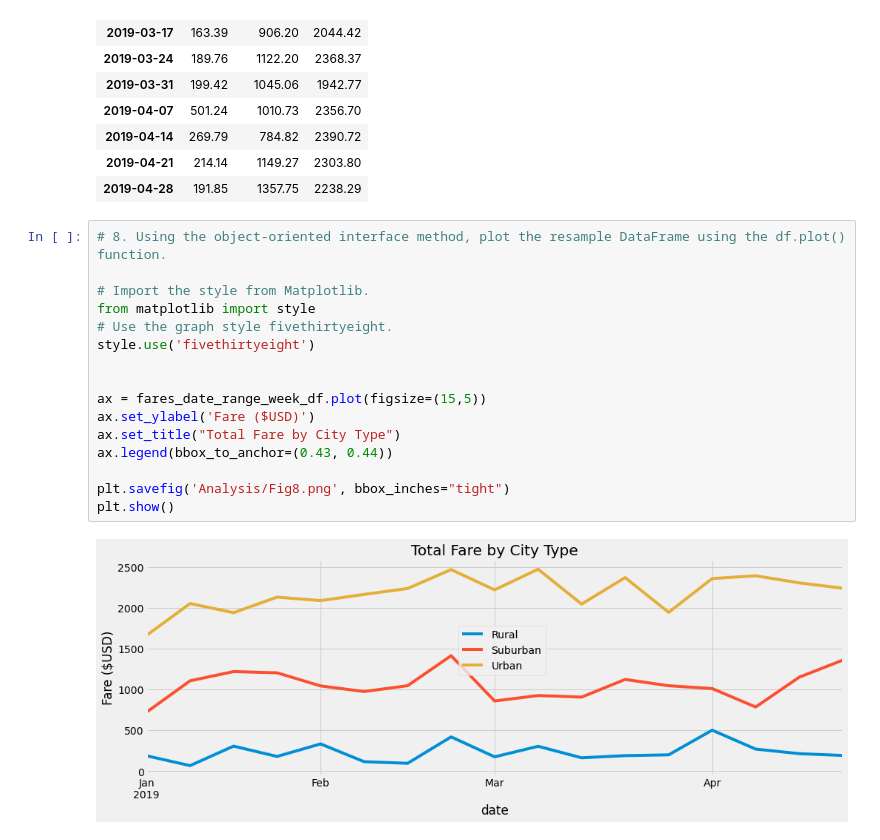
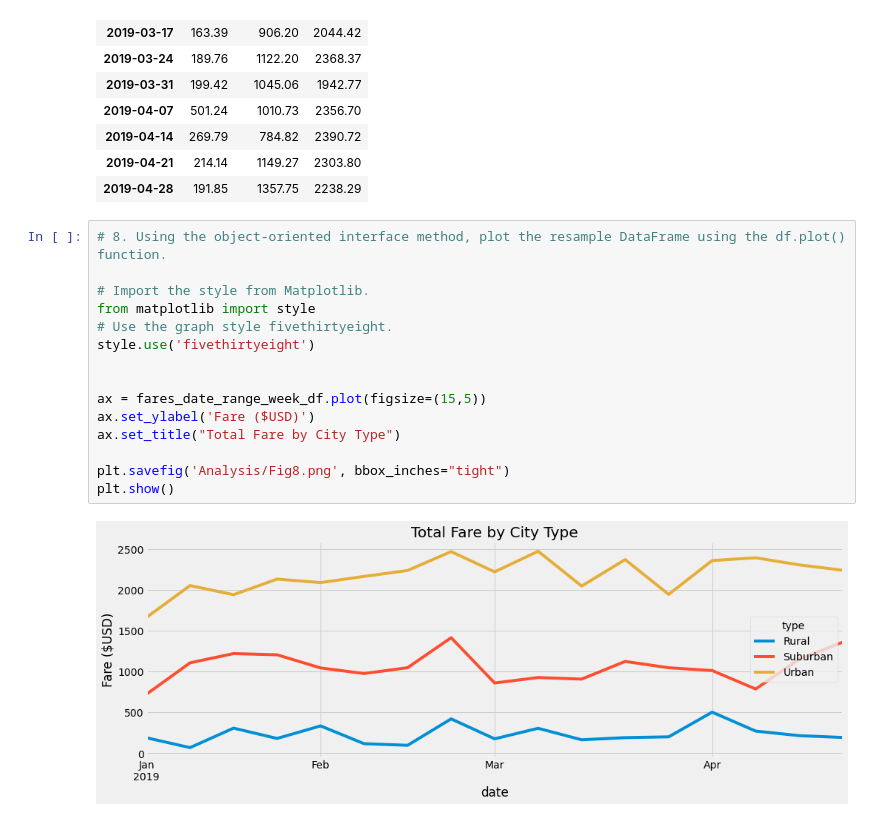
Before and after one commit to whitneylosinski/PyBer_Analysis, a Jupyter notebook: PyBer_Challenge.ipynb, the cells around one changed output. Saved outputs shown, nothing was run; the diff lists cells and outputs as text.

Commit message:
updated charts

```diff
--- a/PyBer_Challenge.ipynb
+++ b/PyBer_Challenge.ipynb
@@ -204,18 +204,17 @@ fares_date_range_week_df
 # %%
 # 8. Using the object-oriented interface method, plot the resample DataFrame using the df.plot() function.
 
 # Import the style from Matplotlib.
 from matplotlib import style
 # Use the graph style fivethirtyeight.
 style.use('fivethirtyeight')
 
 
 ax = fares_date_range_week_df.plot(figsize=(15,5))
 ax.set_ylabel('Fare ($USD)')
 ax.set_title("Total Fare by City Type")
-ax.legend(bbox_to_anchor=(0.43, 0.44))
 
 plt.savefig('Analysis/Fig8.png', bbox_inches="tight")
 plt.show()
 # %% [output]
-[figure, old version]
+[figure, new version]
```
Also changed, not shown: 4 other files.
